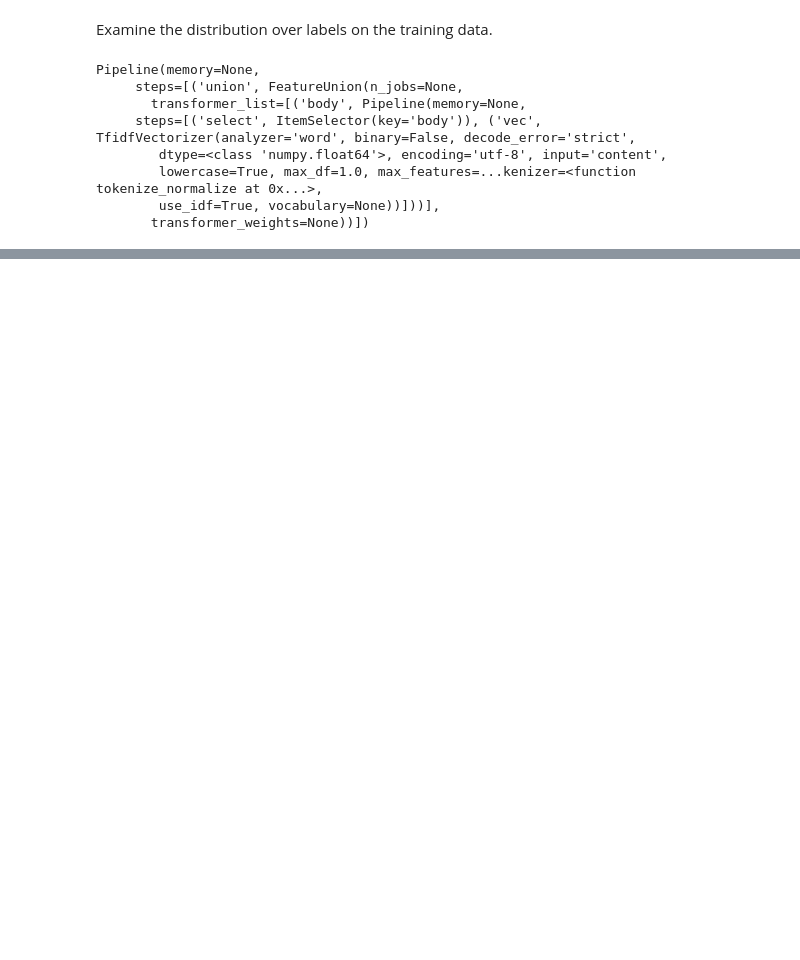
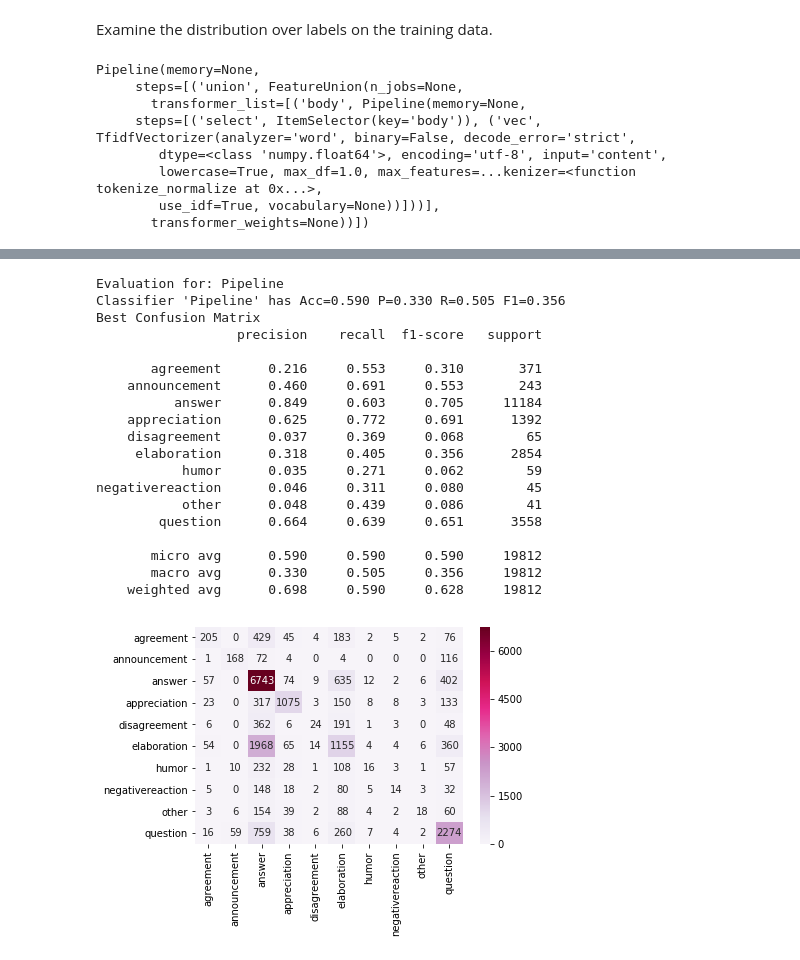
Before and after one commit to themadprofessor/UniWork, a Jupyter notebook: TAD/Coursework skeleton.ipynb, the cells around one changed output, grey strips where cells are left out. Cells and saved outputs as stored; diff of their text form; code cells hidden in the pictures; blank space fills up the shorter version.

```diff
--- a/TAD/Coursework skeleton.ipynb
+++ b/TAD/Coursework skeleton.ipynb
@@ -576,6 +587,11 @@ def lengths(x):
 # %%
+import numpy as np
+
 def reshape(x):
     return x.values.reshape(-1,1)
+
+def nan_handle(x):
+    return np.nan_to_num(x)
 # %%
 from sklearn.feature_extraction.text import CountVectorizer
 from sklearn.preprocessing import FunctionTransformer
@@ -588,24 +604,60 @@ full_discorse_pipeline = Pipeline([
          ])),
          ('self', Pipeline([
              ('exist', ItemSelector('is_self_post')),
-             ('reshape', FunctionTransformer(reshape, validate=False))
+             ('reshape', FunctionTransformer(reshape, validate=False)),
+             ('nan', FunctionTransformer(nan_handle, validate=False))
          ])),
          ('depth', Pipeline([
              ('select', ItemSelector('post_depth')),
              ('reshape', FunctionTransformer(reshape, validate=False))
          ])),
-         ('body_length', Pipeline([
-             ('select', ItemSelector('body')),
-             ('count', CharCount()),
-             ('reshape', FunctionTransformer(reshape, validate=False)),
-         ])),
-        ('title_length', Pipeline([
-             ('select', ItemSelector('title')),
-             ('count', CharCount()),
-             ('reshape', FunctionTransformer(reshape, validate=False)),
-        ]))
+        ('body_(uni,bi,tri)grams', Pipeline([
+            ('select', ItemSelector('body')),
+            ('vec', tfidf_vectorizer(ngram_range=(1,3)))
+        ])),
+        ('subreddit_body', Pipeline([
+            ('union', FeatureUnion([
+                ('subreddit', Pipeline([
+                    ('select', ItemSelector('subreddit')),
+                    ('vec', tfidf_vectorizer())
+                ])),
+                ('body', Pipeline([
+                    ('select', ItemSelector('body')),
+                    ('vec', tfidf_vectorizer())
+                ])),
+            ]))
+        ])),
+        ('inital', Pipeline([
+            ('select', ItemSelector('is_initial_author')),
+            ('reshape', FunctionTransformer(reshape, validate=False))
+        ])),
     ]))
 ])
 # %%
 full_discorse_pipeline.fit(train_posts, train_labels)
 train_features = full_discorse_pipeline.transform(train_posts)
+test_features = full_discorse_pipeline.transform(test_posts)
+
+log_class.fit(train_features, train_labels)
+evaluation({'Pipeline': log_class.predict(test_features)}, test_labels)
+# %% [output]
+Evaluation for: Pipeline
+Classifier 'Pipeline' has Acc=0.590 P=0.330 R=0.505 F1=0.356
+Best Confusion Matrix
+                  precision    recall  f1-score   support
+
+       agreement      0.216     0.553     0.310       371
+    announcement      0.460     0.691     0.553       243
+          answer      0.849     0.603     0.705     11184
+    appreciation      0.625     0.772     0.691      1392
+    disagreement      0.037     0.369     0.068        65
+     elaboration      0.318     0.405     0.356      2854
+           humor      0.035     0.271     0.062        59
+negativereaction      0.046     0.311     0.080        45
+           other      0.048     0.439     0.086        41
+        question      0.664     0.639     0.651      3558
+
+       micro avg      0.590     0.590     0.590     19812
+       macro avg      0.330     0.505     0.356     19812
+    weighted avg      0.698     0.590     0.628     19812
+[figure, added]
```
Also changed, not shown: parts of 13 cells of this notebook.
